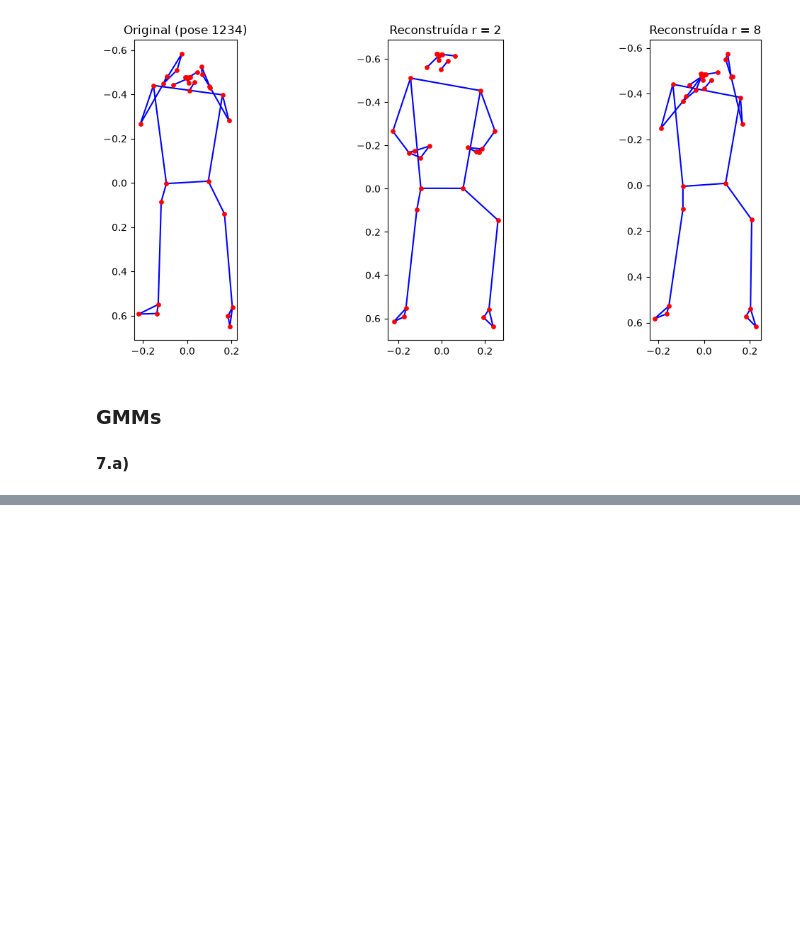
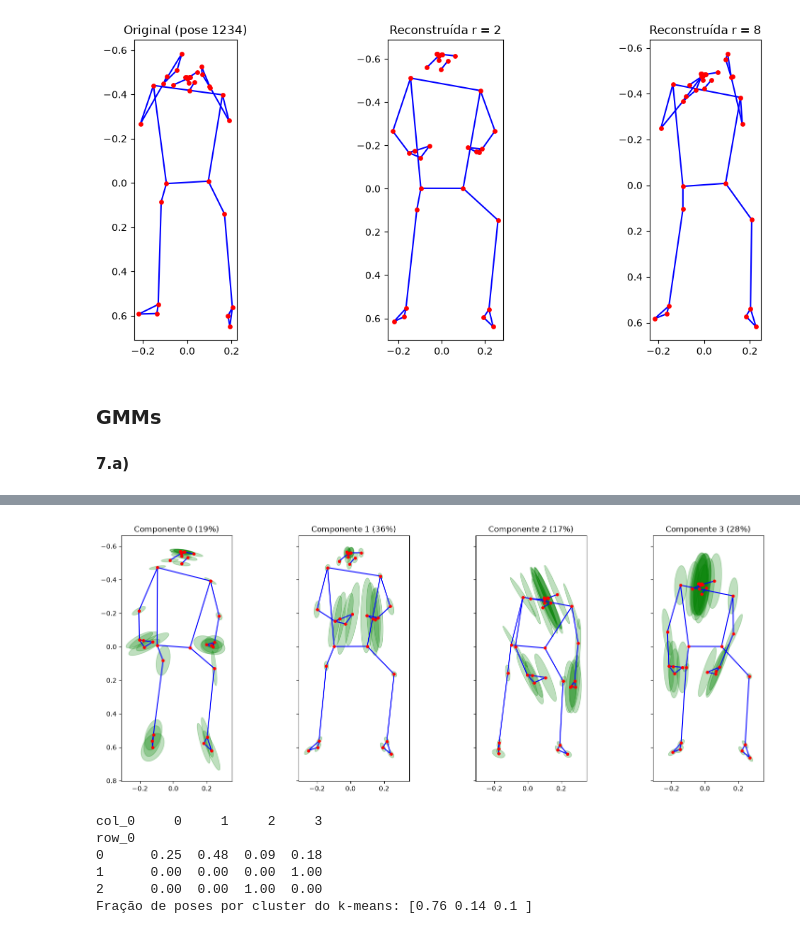
Before and after one commit to Ribz4306/LAB-IAAUT, a Jupyter notebook: lab1.ipynb, the cells around one changed output, grey strips where cells are left out. Cells and saved outputs as stored; diff of their text form; code cells hidden in the pictures; blank space fills up the shorter version.

```diff
--- a/lab1.ipynb
+++ b/lab1.ipynb
@@ -709,0 +770,43 @@ K com melhor silhouette: 11
+# %%
+_, W95, mean95, _ = pca_projetar(X_norm, r95)
+
+# Funcao que vai converter de Componentes ---> Marcadores
+def para_original(Zp):
+    return scaler.inverse_transform(pca_reconstruir(Zp, W95, mean95))
+
+# poses médias: (K, 8) -> (K, 66)
+poses_gmm = para_original(gmm.means_)
+
+# matriz A (66, 8): quanto cada coordenada original muda por unidade de cada PC
+origem = para_original(np.zeros((1, r95)))
+A = (para_original(np.eye(r95)) - origem).T
+
+# covariâncias: (K, 8, 8) -> (K, 66, 66)
+covs_orig = np.array([A @ S @ A.T for S in gmm.covariances_])
+# %%
+fig, axs = plt.subplots(1, K_gmm, figsize=(4 * K_gmm, 6), sharex=True, sharey=True)
+for k, ax in enumerate(axs):
+    pose = poses_gmm[k].reshape(33, 2)
+    for i, j in CONNECTIONS:
+        ax.plot([pose[i, 0], pose[j, 0]], [pose[i, 1], pose[j, 1]], 'b-')
+    ax.scatter(pose[:, 0], pose[:, 1], c='red', s=15, zorder=3)
+
+    for m in range(33):
+        bloco = covs_orig[k, 2*m:2*m+2, 2*m:2*m+2]   # covariância (u, v) do marcador m
+        desenhar_elipse(ax, pose[m], bloco, n_std=1, edgecolor='green', facecolor='green', alpha=0.25)
+
+    ax.set_title(f'Componente {k} ({gmm.weights_[k]:.0%})')
+    ax.set_aspect('equal')
+axs[0].invert_yaxis()
+plt.tight_layout(); plt.show()
+
+print(pd.crosstab(s_best, labels_gmm, normalize='index').round(2))
+print("Fração de poses por cluster do k-means:", (np.bincount(s_best) / len(s_best)).round(2))
+# %% [output]
+[figure, added]
+col_0     0     1     2     3
+row_0
+0      0.25  0.48  0.09  0.18
+1      0.00  0.00  0.00  1.00
+2      0.00  0.00  1.00  0.00
+Fração de poses por cluster do k-means: [0.76 0.14 0.1 ]
```
Also changed, not shown: parts of 8 cells of this notebook, 4 other files.
